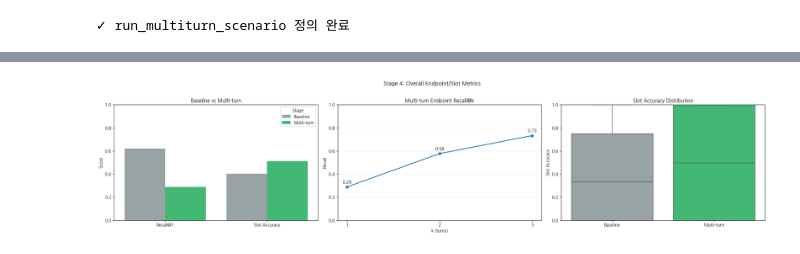
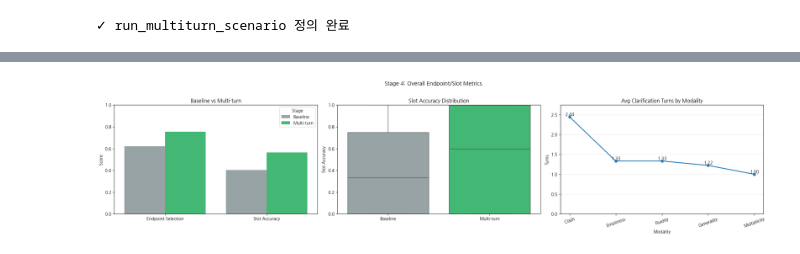
Before and after one commit to hanliger/UncertainQueryEval, a Jupyter notebook: notebooks/ambiguity_eval_framework.ipynb, the cells around one changed output, grey strips where cells are left out. Cells and saved outputs as stored; diff of their text form; code cells hidden in the pictures.

```diff
--- a/notebooks/ambiguity_eval_framework.ipynb
+++ b/notebooks/ambiguity_eval_framework.ipynb
@@ -1396,10 +1406,7 @@ for s in scenarios:
         'baseline_recall@1':      base.get('recall_at_1'),
         'baseline_slot_accuracy': base.get('slot_fill_accuracy'),
         # Stage 3a
-        'mrr_score':              mt.get('mrr_score'),
-        'mt_recall@1':            mt.get('recall_at_1', float(mt.get('endpoint_hit', False)) if mt else None),
-        'mt_recall@2':            mt.get('recall_at_2'),
-        'mt_recall@3':            mt.get('recall_at_3'),
+        'mt_endpoint_hit':        float(mt.get('endpoint_hit', False)) if mt else None,
         'mt_slot_accuracy':       mt.get('slot_fill_accuracy'),
         'clarif_turns':           mt.get('num_clarification_turns'),
         # Stage 3b
@@ -1413,9 +1420,9 @@ comp_df = pd.DataFrame(comp_rows)
 summary = pd.DataFrame([{
     'Stage 2 Baseline Recall@1':      comp_df['baseline_recall@1'].mean(),
     'Stage 2 Baseline Slot Accuracy': comp_df['baseline_slot_accuracy'].mean(),
-    'Stage 3 MRR':                    comp_df['mrr_score'].mean(),
-    'Stage 3 Recall@3':               comp_df['mt_recall@3'].mean(),
+    'Stage 3 Final Endpoint Hit':     comp_df['mt_endpoint_hit'].mean(),
     'Stage 3 Slot Accuracy':          comp_df['mt_slot_accuracy'].mean(),
+    'Stage 3 Avg Clarif Turns':       comp_df['clarif_turns'].mean(),
     'Pre-Ambiguity':                  comp_df['pre_ambiguity'].mean(),
     'Post-Ambiguity':                 comp_df['post_ambiguity'].mean() if comp_df['post_ambiguity'].notna().any() else float('nan'),
     'Ambiguity Reduction':            comp_df['ambiguity_reduction'].mean() if comp_df['ambiguity_reduction'].notna().any() else float('nan'),
@@ -1533,8 +1547,8 @@ fig, axes = plt.subplots(1, 3, figsize=(22, 5))
 
 # 1) Baseline vs Multi-turn endpoint/slot comparison
 compare_df = pd.DataFrame([
-    {'Metric': 'Recall@1',      'Baseline': comp_df['baseline_recall@1'].mean(),      'Multi-turn': comp_df['mt_recall@1'].mean()},
-    {'Metric': 'Slot Accuracy', 'Baseline': comp_df['baseline_slot_accuracy'].mean(), 'Multi-turn': comp_df['mt_slot_accuracy'].mean()},
+    {'Metric': 'Endpoint Selection', 'Baseline': comp_df['baseline_recall@1'].mean(),      'Multi-turn': comp_df['mt_endpoint_hit'].mean()},
+    {'Metric': 'Slot Accuracy',      'Baseline': comp_df['baseline_slot_accuracy'].mean(), 'Multi-turn': comp_df['mt_slot_accuracy'].mean()},
 ]).melt(id_vars='Metric', var_name='Stage', value_name='Score')
 sns.barplot(data=compare_df, x='Metric', y='Score', hue='Stage', ax=axes[0], palette=['#95a5a6', '#2ecc71'])
 axes[0].set_ylim(0, 1)
@@ -1542,50 +1556,19 @@ axes[0].set_title('Baseline vs Multi-turn')
 axes[0].set_ylabel('Score')
 axes[0].set_xlabel('')
 
-# 2) Multi-turn Recall@k curve
-recall_curve = pd.DataFrame({
-    'k': [1, 2, 3],
-    'Recall': [comp_df['mt_recall@1'].mean(), comp_df['mt_recall@2'].mean(), comp_df['mt_recall@3'].mean()],
-})
-axes[1].plot(recall_curve['k'], recall_curve['Recall'], marker='o', linewidth=2, color='#2980b9')
-axes[1].set_xticks([1, 2, 3])
-axes[1].set_ylim(0, 1)
-axes[1].grid(axis='y', alpha=0.25)
-axes[1].set_title('Multi-turn Endpoint Recall@k')
-axes[1].set_xlabel('k (turns)')
-axes[1].set_ylabel('Recall')
-for x, y in zip(recall_curve['k'], recall_curve['Recall']):
-    axes[1].text(x, y + 0.03, f'{y:.2f}', ha='center', fontsize=10)
-
-# 3) Slot accuracy distributions
+# 2) Slot accuracy distributions
 slot_plot_df = pd.concat([
     comp_df[['baseline_slot_accuracy']].rename(columns={'baseline_slot_accuracy': 'Slot Accuracy'}).assign(Stage='Baseline'),
     comp_df[['mt_slot_accuracy']].rename(columns={'mt_slot_accuracy': 'Slot Accuracy'}).assign(Stage='Multi-turn'),
 ], ignore_index=True)
-sns.boxplot(data=slot_plot_df, x='Stage', y='Slot Accuracy', ax=axes[2], palette=['#95a5a6', '#2ecc71'])
-axes[2].set_ylim(0, 1)
-axes[2].set_title('Slot Accuracy Distribution')
-axes[2].set_xlabel('')
-axes[2].set_ylabel('Slot Accuracy')
+sns.boxplot(data=slot_plot_df, x='Stage', y='Slot Accuracy', ax=axes[1], palette=['#95a5a6', '#2ecc71'])
+axes[1].set_ylim(0, 1)
+axes[1].set_title('Slot Accuracy Distribution')
+axes[1].set_xlabel('')
+axes[1].set_ylabel('Slot Accuracy')
 
-plt.suptitle('Stage 4: Overall Endpoint/Slot Metrics', fontsize=13, y=1.02)
-plt.tight_layout(); plt.show()
-
-# Stage 4: modality별 Recall@k line chart
-modality_recall_rows = []
-for mod in MODALITIES:
-    sub = comp_df[comp_df['modality'] == mod]
-    if sub.empty:
-        continue
-    for k in [1, 2, 3]:
-        modality_recall_rows.append({
-            'Modality': mod,
-            'k': k,
-            'Recall': sub[f'mt_recall@{k}'].mean(),
-        })
-modality_recall_df = pd.DataFrame(modality_recall_rows)
-
-fig, ax = plt.subplots(figsize=(9, 5))
+# 3) Clarification turns by modality
+turns_by_modality = comp_df.groupby('modality', as_index=False)['clarif_turns'].mean()
 palette = {
     'Emptiness': '#e74c3c',
     'Clash': '#3498db',
@@ -1593,19 +1576,17 @@ palette = {
     'Generality': '#f39c12',
     'Fluidity': '#8e44ad',
 }
-for mod in MODALITIES:
-    grp = modality_recall_df[modality_recall_df['Modality'] == mod]
-    if grp.empty:
-        continue
-    ax.plot(grp['k'], grp['Recall'], marker='o', linewidth=2, label=mod, color=palette.get(mod, '#555555'))
+axes[2].plot(turns_by_modality['modality'], turns_by_modality['clarif_turns'], marker='o', linewidth=2, color='#2980b9')
+for x, y in zip(turns_by_modality['modality'], turns_by_modality['clarif_turns']):
+    axes[2].text(x, y + 0.03, f'{y:.2f}', ha='center', fontsize=10)
+axes[2].set_ylim(0, max(1, turns_by_modality['clarif_turns'].max() + 0.3))
+axes[2].grid(axis='y', alpha=0.25)
+axes[2].set_title('Avg Clarification Turns by Modality')
+axes[2].set_xlabel('Modality')
+axes[2].set_ylabel('Turns')
+axes[2].tick_params(axis='x', rotation=20)
 
-ax.set_xticks([1, 2, 3])
-ax.set_ylim(0, 1)
-ax.grid(axis='y', alpha=0.25)
-ax.set_title('Multi-turn Recall@k by Modality')
-ax.set_xlabel('k (turns)')
-ax.set_ylabel('Recall')
-ax.legend(title='Modality', bbox_to_anchor=(1.02, 1), loc='upper left')
+plt.suptitle('Stage 4: Overall Endpoint/Slot Metrics', fontsize=13, y=1.02)
 plt.tight_layout(); plt.show()
 # %% [output]
 Passing `palette` without assigning `hue` is deprecated and will be removed in v0.14.0. Assign the `x` variable to `hue` and set `legend=False` for the same effect.
@@ -1614 +1595 @@ Passing `palette` without assigning `hue` is deprecated and will be removed in v
-[figure, old version]
+[figure, new version]
```
Also changed, not shown: parts of 18 cells of this notebook, 3 other files.
